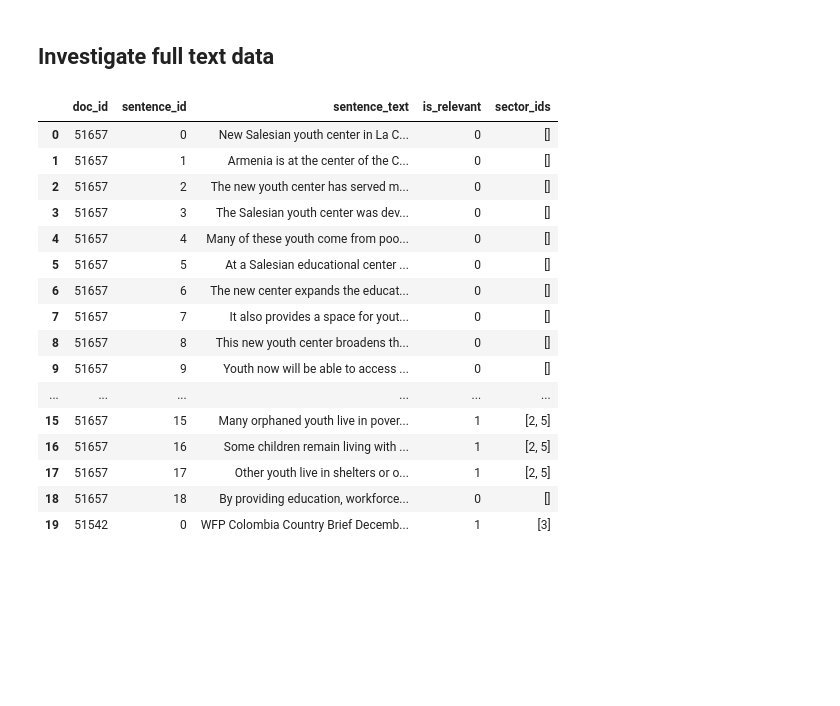
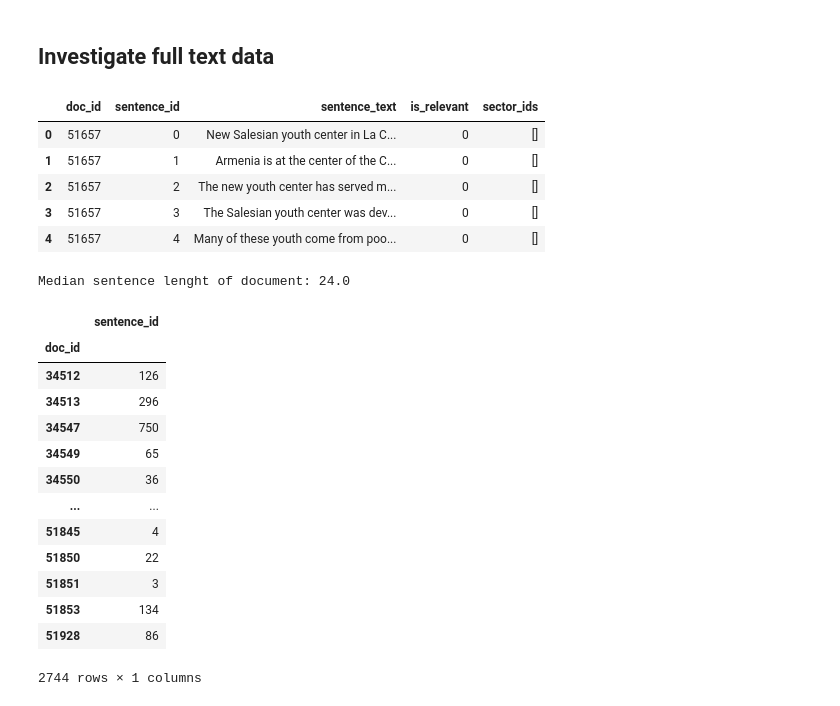
Before and after one commit to mantasbandonis/CHEERS-challenge, a Jupyter notebook: Round_1/round1.ipynb, the cells around one changed output. Drawn from its saved outputs; the diff is of its cells as text; code cells hidden in the pictures; blank space fills up the shorter version.

```diff
--- a/Round_1/round1.ipynb
+++ b/Round_1/round1.ipynb
@@ -25,22 +27,31 @@ documents_train.head()
 # %% [markdown]
 ## Investigate full text data
 # %%
-sentences_train.head(20)
+sentences_train.head()
 # %% [output]
 |  | doc_id | sentence_id | sentence_text | is_relevant | sector_ids |
 | 0 | 51657 | 0 | New Salesian youth center in La C... | 0 | [] |
 | 1 | 51657 | 1 | Armenia is at the center of the C... | 0 | [] |
 | 2 | 51657 | 2 | The new youth center has served m... | 0 | [] |
 | 3 | 51657 | 3 | The Salesian youth center was dev... | 0 | [] |
 | 4 | 51657 | 4 | Many of these youth come from poo... | 0 | [] |
-| 5 | 51657 | 5 | At a Salesian educational center ... | 0 | [] |
-| 6 | 51657 | 6 | The new center expands the educat... | 0 | [] |
-| 7 | 51657 | 7 | It also provides a space for yout... | 0 | [] |
-| 8 | 51657 | 8 | This new youth center broadens th... | 0 | [] |
-| 9 | 51657 | 9 | Youth now will be able to access ... | 0 | [] |
-| ... | ... | ... | ... | ... | ... |
-| 15 | 51657 | 15 | Many orphaned youth live in pover... | 1 | [2, 5] |
-| 16 | 51657 | 16 | Some children remain living with ... | 1 | [2, 5] |
-| 17 | 51657 | 17 | Other youth live in shelters or o... | 1 | [2, 5] |
-| 18 | 51657 | 18 | By providing education, workforce... | 0 | [] |
-| 19 | 51542 | 0 | WFP Colombia Country Brief Decemb... | 1 | [3] |
+# %%
+counts = sentences_train[["sentence_id", "doc_id"]].groupby("doc_id").count()
+print("Median sentence lenght of document:", np.median(counts))
+counts
+# %% [output]
+Median sentence lenght of document: 24.0
+|  | sentence_id |
+| doc_id |  |
+| 34512 | 126 |
+| 34513 | 296 |
+| 34547 | 750 |
+| 34549 | 65 |
+| 34550 | 36 |
+| ... | ... |
+| 51845 | 4 |
+| 51850 | 22 |
+| 51851 | 3 |
+| 51853 | 134 |
+| 51928 | 86 |
+2744 rows × 1 columns
```
Also changed, not shown: parts of 3 cells of this notebook, 1 other file.
